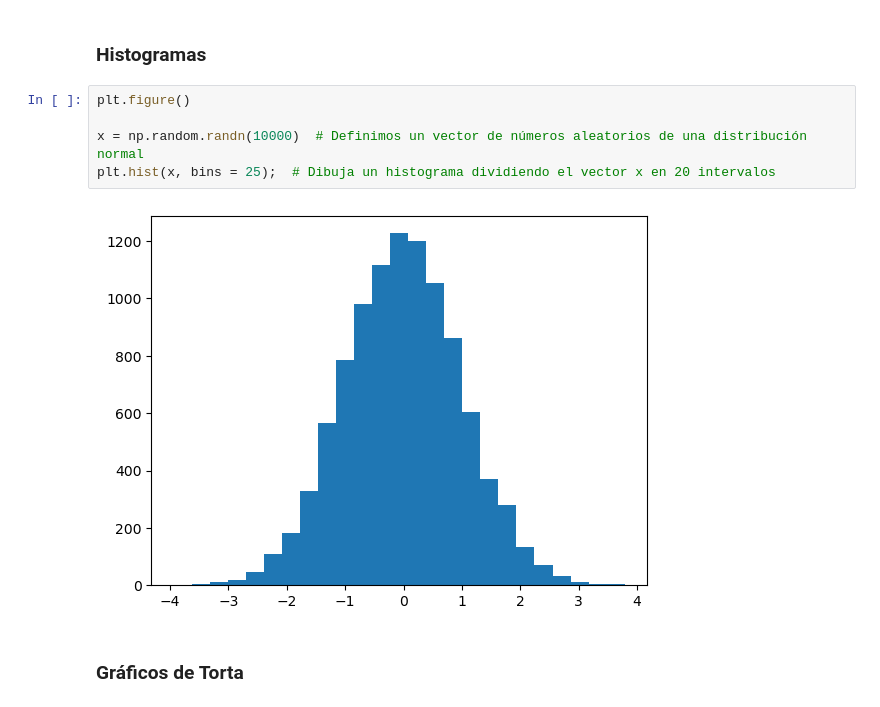
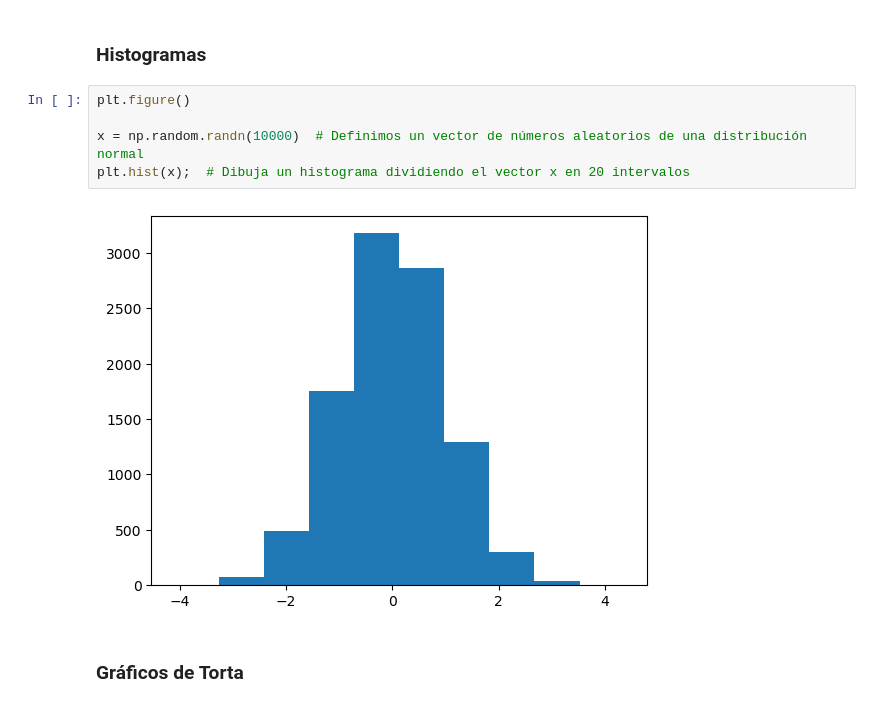
Before and after one commit to wladrod/AprendizajeAutomatico2024, a Jupyter notebook: notebooks/04-TutorialMatplotlib.ipynb, the cells around one changed output. Cells and saved outputs as stored; diff of their text form.

```diff
--- a/notebooks/04-TutorialMatplotlib.ipynb
+++ b/notebooks/04-TutorialMatplotlib.ipynb
@@ -392,10 +389,10 @@ plt.xticks(X+0.25, ["A","B","C","D"]);
 # %%
 plt.figure()
 
 x = np.random.randn(10000)  # Definimos un vector de números aleatorios de una distribución normal
-plt.hist(x, bins = 25);  # Dibuja un histograma dividiendo el vector x en 20 intervalos
+plt.hist(x);  # Dibuja un histograma dividiendo el vector x en 20 intervalos
 # %% [output]
-[figure, old version]
+[figure, new version]
 # %% [markdown]
 ### Gráficos de Torta
 # %%
```
Also changed, not shown: parts of 8 cells of this notebook, 13 other files.
